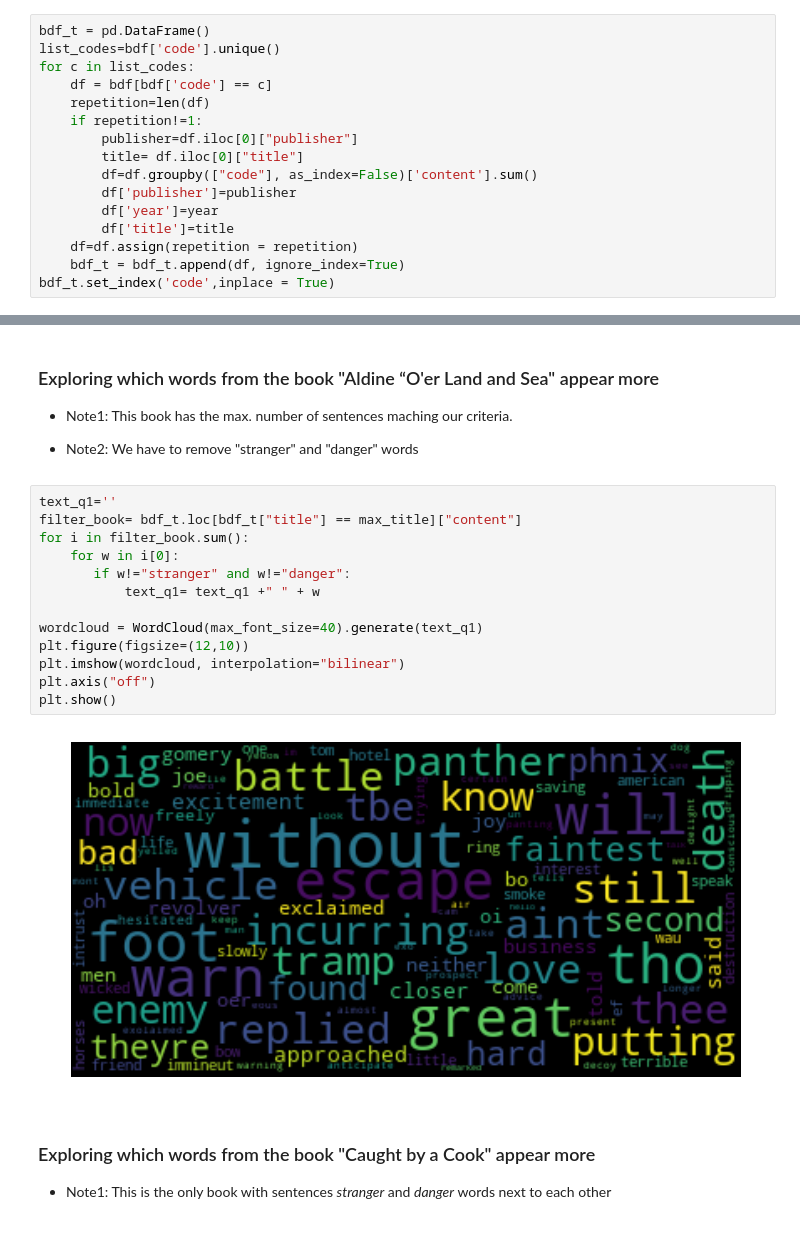
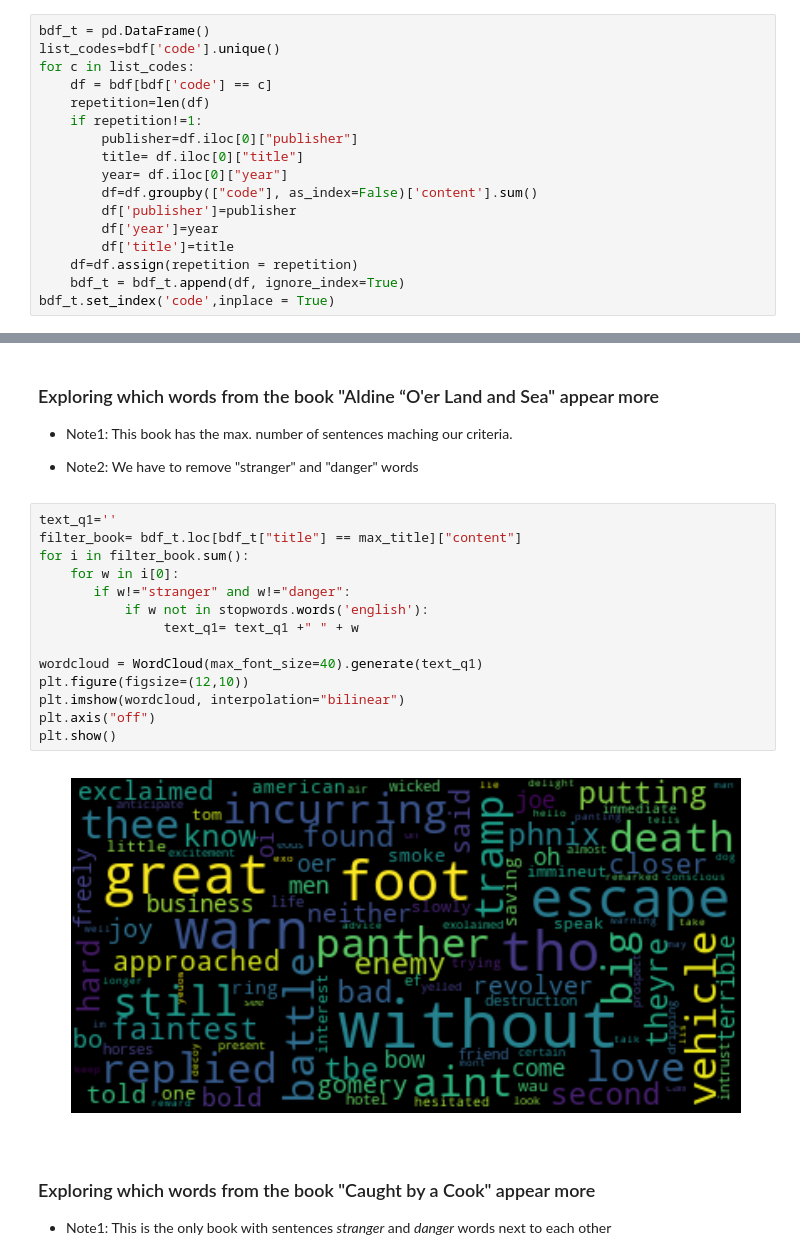
Before and after one commit to rosafilgueira/visualisations, a Jupyter notebook: stranger_danger/Visualizing_Stranger_Danger-grouped.ipynb, the cells around one changed output, grey strips where cells are left out. Cells and saved outputs as stored; diff of their text form.

Commit message:
removing stop words

```diff
--- a/stranger_danger/Visualizing_Stranger_Danger-grouped.ipynb
+++ b/stranger_danger/Visualizing_Stranger_Danger-grouped.ipynb
@@ -82,6 +94,7 @@ for c in list_codes:
     if repetition!=1:
         publisher=df.iloc[0]["publisher"]
         title= df.iloc[0]["title"]
+        year= df.iloc[0]["year"]
         df=df.groupby(["code"], as_index=False)['content'].sum()
         df['publisher']=publisher
         df['year']=year
@@ -238,18 +251,19 @@ Text(0,0.5,u'no of books, logarithmically scale ')
 # %%
 text_q1=''
 filter_book= bdf_t.loc[bdf_t["title"] == max_title]["content"]
 for i in filter_book.sum():
     for w in i[0]:
        if w!="stranger" and w!="danger":
-           text_q1= text_q1 +" " + w
+           if w not in stopwords.words('english'):
+                text_q1= text_q1 +" " + w
 
 wordcloud = WordCloud(max_font_size=40).generate(text_q1)
 plt.figure(figsize=(12,10))
 plt.imshow(wordcloud, interpolation="bilinear")
 plt.axis("off")
 plt.show()
 # %% [output]
-[figure, old version]
+[figure, new version]
 # %% [markdown]
 ### Exploring which words from the book "Caught by a Cook" appear more
 
```
Also changed, not shown: parts of 5 cells of this notebook.
